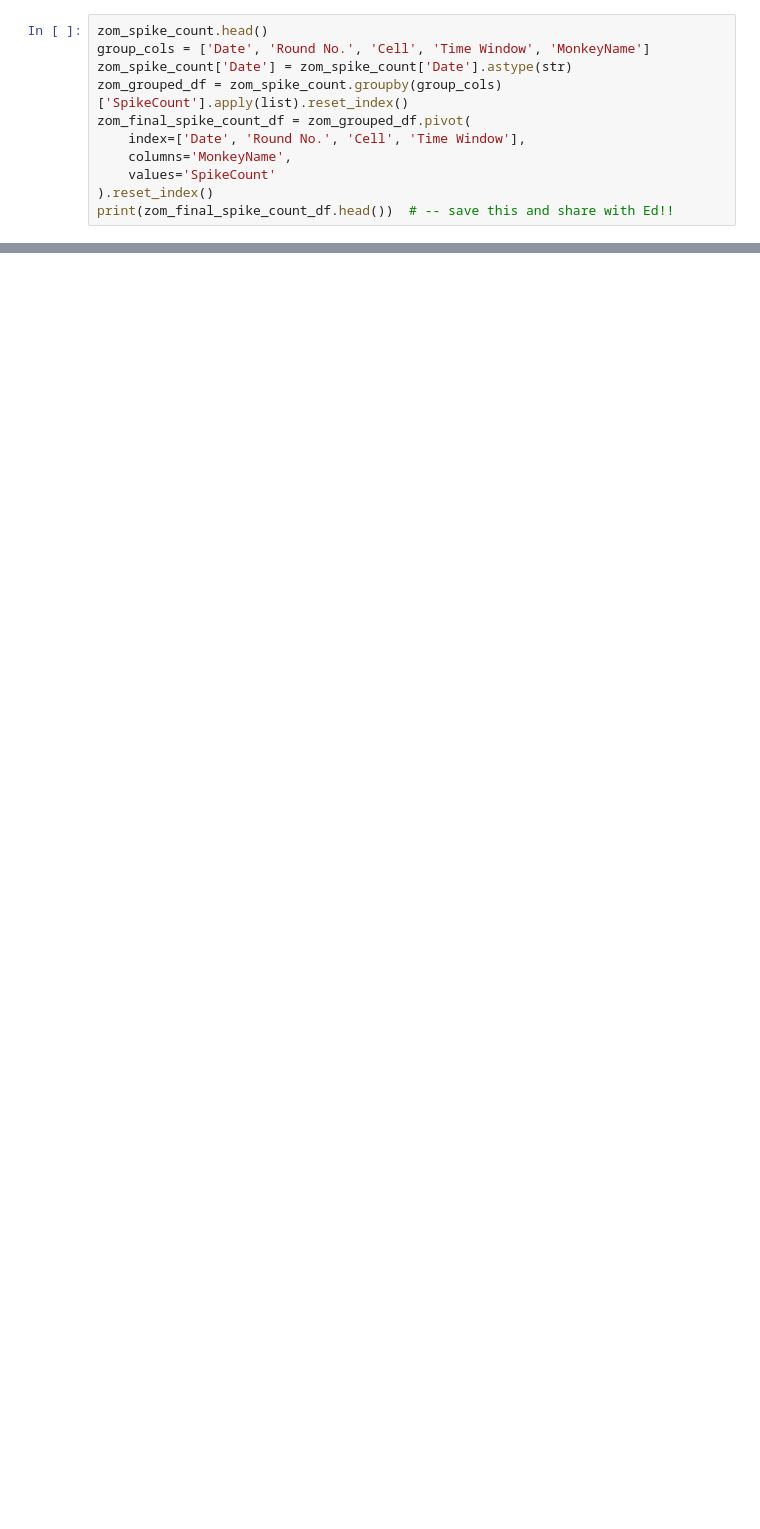
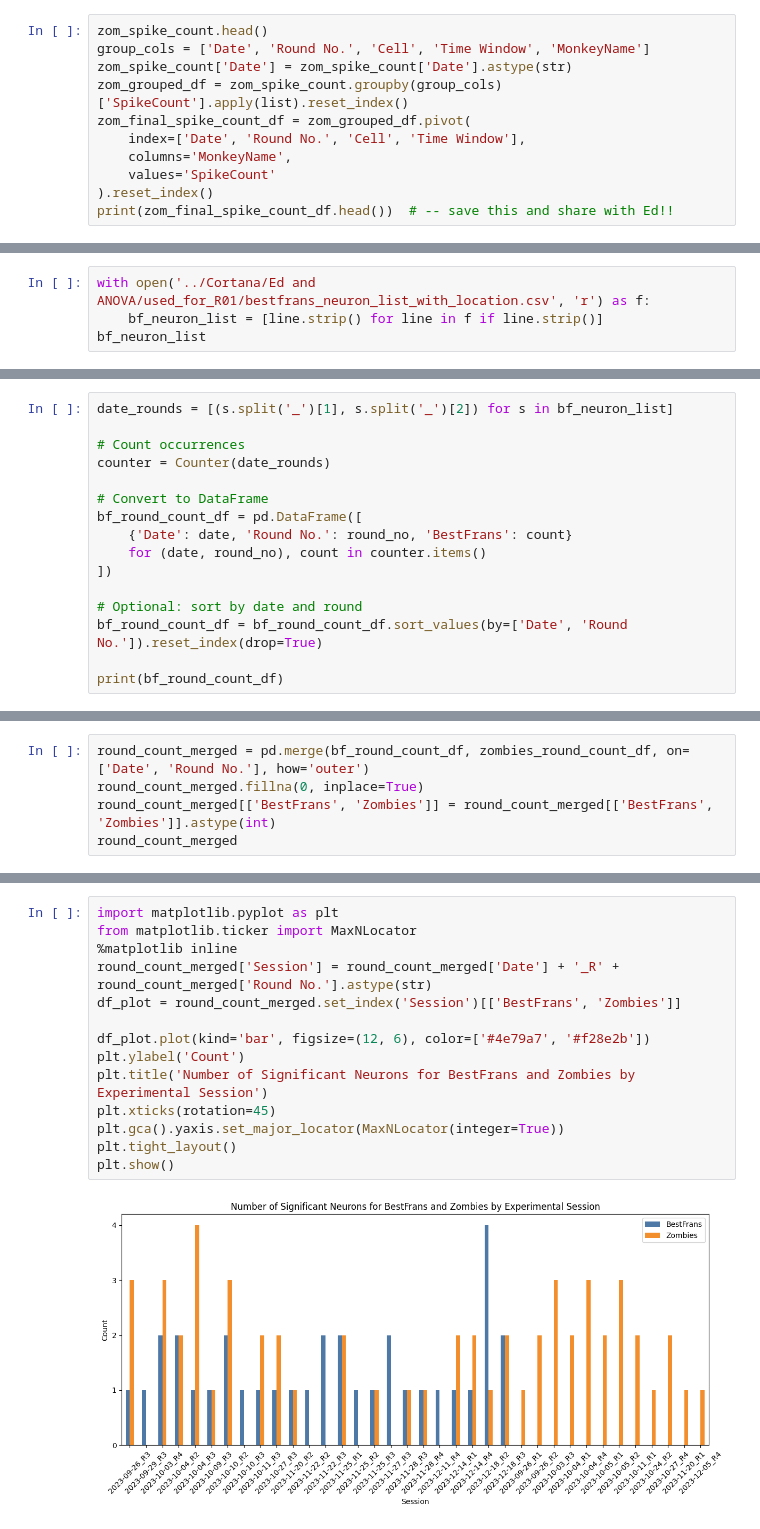
Before and after one commit to EdConnorLab/Julie, a Jupyter notebook: notebooks/generating_files_for_ed.ipynb, the cells around one changed output, grey strips where cells are left out. Saved outputs shown, nothing was run; the diff lists cells and outputs as text; blank space fills up the shorter version.

Commit message:
generating files for R01... and counting neurons

```diff
--- a/notebooks/generating_files_for_ed.ipynb
+++ b/notebooks/generating_files_for_ed.ipynb
@@ -278,0 +305,4 @@ print(zom_final_spike_count_df.head())  # -- save this and share with Ed!!
+# %%
+with open('../Cortana/Ed and ANOVA/used_for_R01/bestfrans_neuron_list_with_location.csv', 'r') as f:
+    bf_neuron_list = [line.strip() for line in f if line.strip()]
+bf_neuron_list
@@ -278,0 +358,16 @@ print(zom_final_spike_count_df.head())  # -- save this and share with Ed!!
+# %%
+date_rounds = [(s.split('_')[1], s.split('_')[2]) for s in bf_neuron_list]
+
+# Count occurrences
+counter = Counter(date_rounds)
+
+# Convert to DataFrame
+bf_round_count_df = pd.DataFrame([
+    {'Date': date, 'Round No.': round_no, 'BestFrans': count}
+    for (date, round_no), count in counter.items()
+])
+
+# Optional: sort by date and round
+bf_round_count_df = bf_round_count_df.sort_values(by=['Date', 'Round No.']).reset_index(drop=True)
+
+print(bf_round_count_df)
@@ -278,0 +392,5 @@ print(zom_final_spike_count_df.head())  # -- save this and share with Ed!!
+# %%
+round_count_merged = pd.merge(bf_round_count_df, zombies_round_count_df, on=['Date', 'Round No.'], how='outer')
+round_count_merged.fillna(0, inplace=True)
+round_count_merged[['BestFrans', 'Zombies']] = round_count_merged[['BestFrans', 'Zombies']].astype(int)
+round_count_merged
@@ -278,0 +415,16 @@ print(zom_final_spike_count_df.head())  # -- save this and share with Ed!!
+# %%
+import matplotlib.pyplot as plt
+from matplotlib.ticker import MaxNLocator
+%matplotlib inline
+round_count_merged['Session'] = round_count_merged['Date'] + '_R' + round_count_merged['Round No.'].astype(str)
+df_plot = round_count_merged.set_index('Session')[['BestFrans', 'Zombies']]
+
+df_plot.plot(kind='bar', figsize=(12, 6), color=['#4e79a7', '#f28e2b'])
+plt.ylabel('Count')
+plt.title('Number of Significant Neurons for BestFrans and Zombies by Experimental Session')
+plt.xticks(rotation=45)
+plt.gca().yaxis.set_major_locator(MaxNLocator(integer=True))
+plt.tight_layout()
+plt.show()
+# %% [output]
+[figure, added]
```
Also changed, not shown: parts of 44 cells of this notebook, 1 other file.
